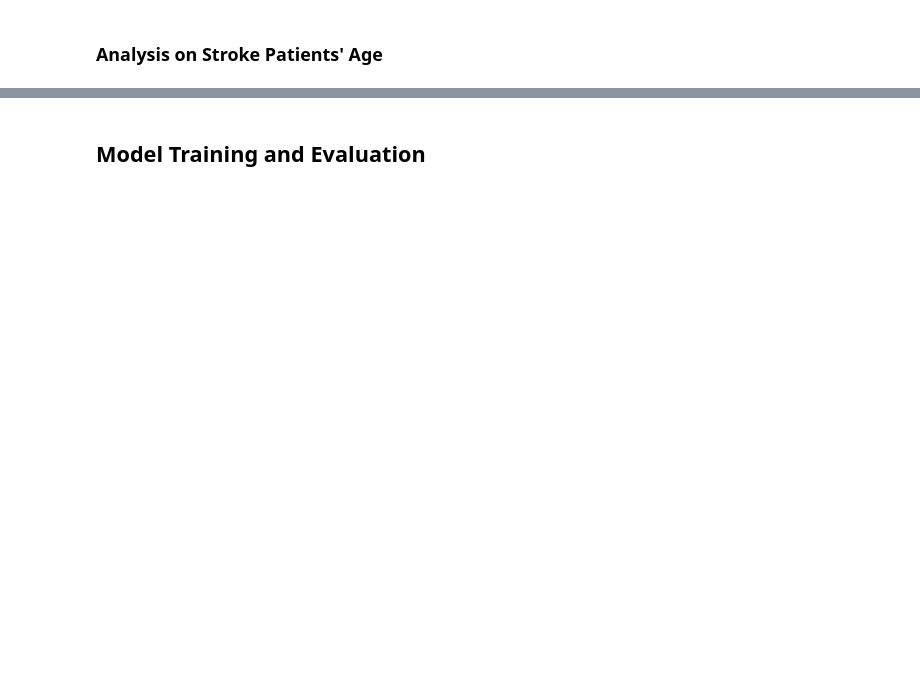
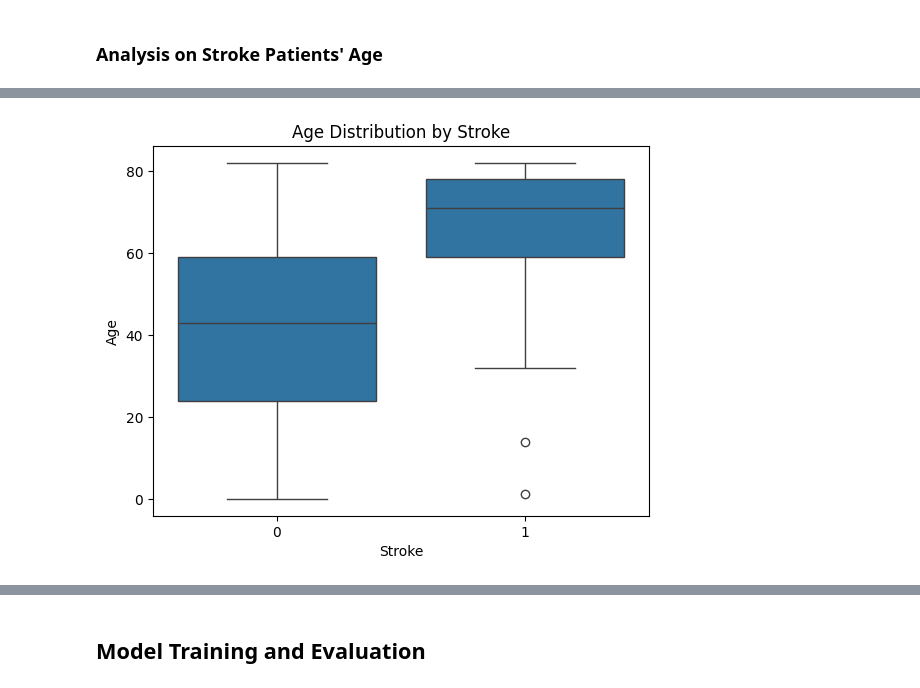
Before and after one commit to KejiaRuan/ECE-225A-Project-Brain-Stroke-Analysis-and-Prediction, a Jupyter notebook: data_analysis.ipynb, the cells around one changed output, grey strips where cells are left out. Drawn from its saved outputs; the diff is of its cells as text; code cells hidden in the pictures; blank space fills up the shorter version.

```diff
--- a/data_analysis.ipynb
+++ b/data_analysis.ipynb
@@ -175,0 +317,8 @@ There is no significant difference in stroke rates between genders.
+# %%
+sns.boxplot(x='stroke', y='age', data=df)
+plt.title('Age Distribution by Stroke')
+plt.xlabel('Stroke')
+plt.ylabel('Age')
+plt.show()
+# %% [output]
+[figure, added]
```
Also changed, not shown: parts of 41 cells of this notebook.
